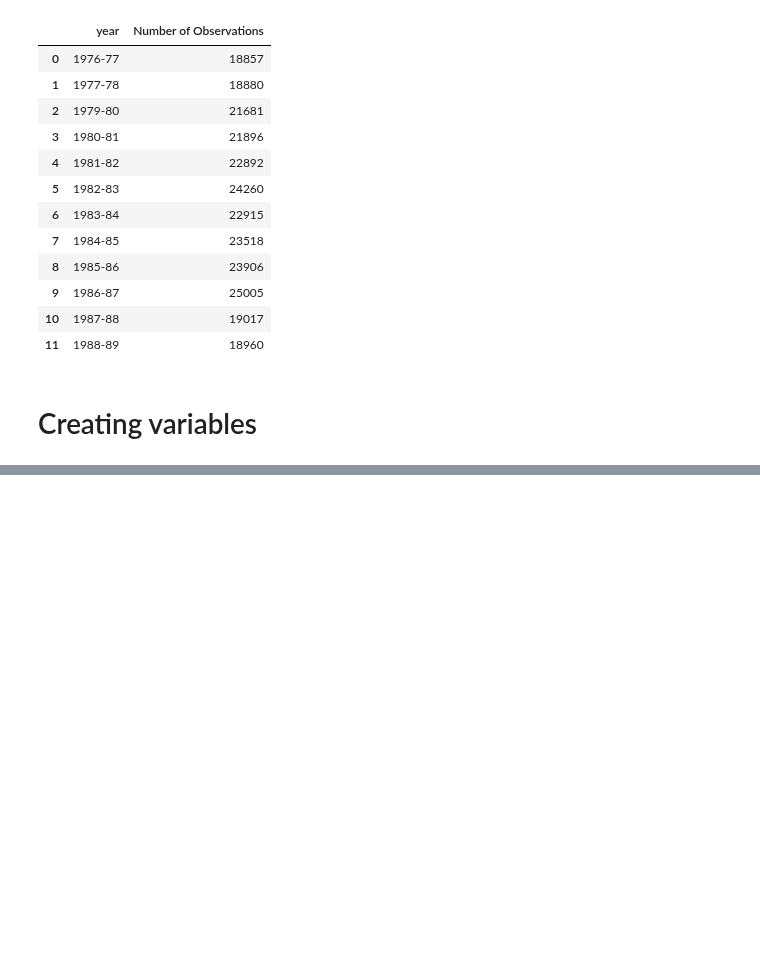
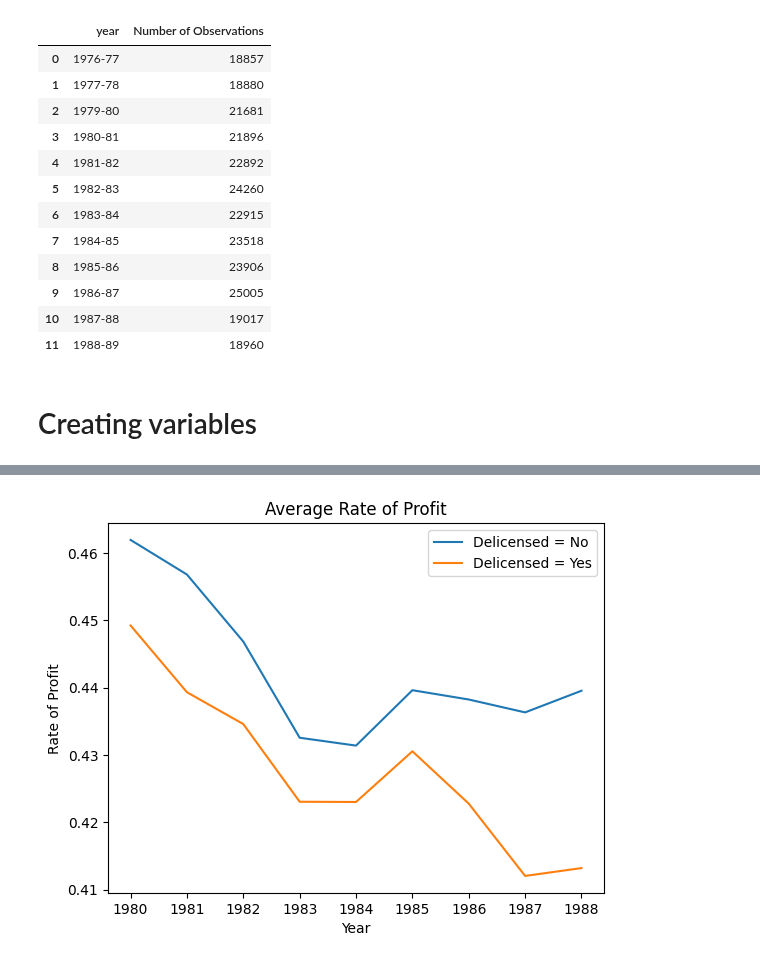
Before and after one commit to kabeerbora/1980s_delin, a Jupyter notebook: 1980s_delicensing.ipynb, the cells around one changed output, grey strips where cells are left out. Cells and saved outputs as stored; diff of their text form; code cells hidden in the pictures; blank space fills up the shorter version.

```diff
--- a/1980s_delicensing.ipynb
+++ b/1980s_delicensing.ipynb
@@ -145,7 +149,7 @@ observations_by_year
 # %% [markdown]
 # Creating variables
 # %%
-df_new = df_final[['Year of Survey', 'District Code', 'State Code', 'Total Output', 'Ownership Code', 'Wages to Workers  (Including Bonus to Workers)', 'Value Added', 'Fixed Capital ( Closing )', 'NIC-70(1) Original NIC70']].copy()
+df_new = df_final[['Year of Survey', 'District Code', 'State Code', 'Total Output', 'Ownership Code', 'Wages to Workers  (Including Bonus to Workers)', 'No. of Factories', 'Value Added', 'Fixed Capital ( Closing )', 'NIC-70(1) Original NIC70']].copy()
 df_new = df_new.dropna(subset=['Total Output', 'Wages to Workers  (Including Bonus to Workers)', 'Value Added', 'Fixed Capital ( Closing )'])
 df_new = df_new[(df_new['Total Output'] != 0) & (df_new['Wages to Workers  (Including Bonus to Workers)'] != 0) & (df_new['Value Added'] != 0) & (df_new['Fixed Capital ( Closing )'] != 0)]
 df_new['surplus_value'] = df_new['Value Added'] - df_new['Wages to Workers  (Including Bonus to Workers)']
@@ -154,5 +158,6 @@ df_new = df_new[(df_new['rop'] > 0) & (df_new['rop'] < 1)]
 df_new['rop'].describe()
 df_new
 df_new = df_new[df_new['surplus_value'] > 0]
-df_new = df_new.rename(columns={'Ownership Code' : 'ownership', 'Wages to Workers  (Including Bonus to Workers)': 'wages_workers', 'NIC-70(1) Original NIC70': 'nic_code', 'Fixed Capital ( Closing )': 'fixed_k', 'Year of Survey': 'year', 'District Code': 'district', 'State Code':'state', 'Total Output':'output'})
+df_new = df_new.rename(columns={'No. of Factories' : 'no_fact','Ownership Code' : 'ownership', 'Wages to Workers  (Including Bonus to Workers)': 'wages_workers', 'NIC-70(1) Original NIC70': 'nic_code', 'Fixed Capital ( Closing )': 'fixed_k', 'Year of Survey': 'year', 'District Code': 'district', 'State Code':'state', 'Total Output':'output'})
+df_new['nic_code'] = df_new['nic_code'].astype(str).str[:3]
 # %% [output]
@@ -171,0 +167,5 @@ df_new = df_new.rename(columns={'Ownership Code' : 'ownership', 'Wages to Worker
+# %%
+df_new['year'] = df_new['year'].astype(str).str[:4]
+df_new['year'] = df_new['year'].astype(int)
+df_new = df_new[df_new['year'] >= 1979]
+df_new
@@ -171,0 +207,3 @@ df_new = df_new.rename(columns={'Ownership Code' : 'ownership', 'Wages to Worker
+# %%
+average_rop_by_delin_sector_year = df_new.groupby(['year', 'delin_sector'])['rop'].mean().unstack()
+average_rop_by_delin_sector_year
@@ -171,0 +222,22 @@ df_new = df_new.rename(columns={'Ownership Code' : 'ownership', 'Wages to Worker
+# %%
+import matplotlib.pyplot as plt
+
+# Assuming 'average_rop_by_delin_sector_year' is defined as in your code
+# ... (your previous code)
+
+# Plot the data with two separate lines
+plt.plot(average_rop_by_delin_sector_year.index, average_rop_by_delin_sector_year[0], label='Delicensed = No')
+plt.plot(average_rop_by_delin_sector_year.index, average_rop_by_delin_sector_year[1], label='Delicensed = Yes')
+
+# Add labels and title
+plt.xlabel('Year')
+plt.ylabel('Rate of Profit')
+plt.title('Average Rate of Profit')
+
+# Add legend
+plt.legend()
+
+# Show the plot
+plt.show()
+# %% [output]
+[figure, added]
```
Also changed, not shown: parts of 9 cells of this notebook.
